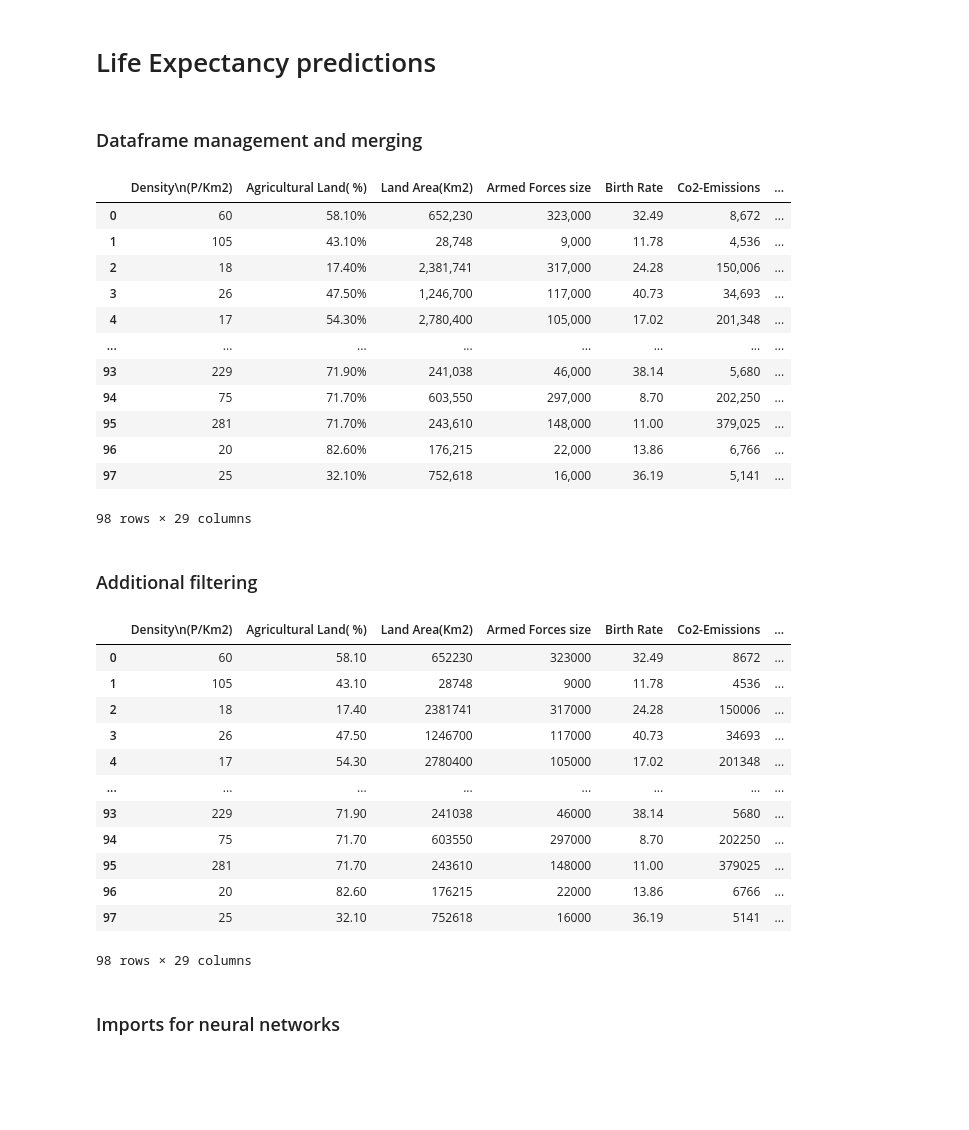
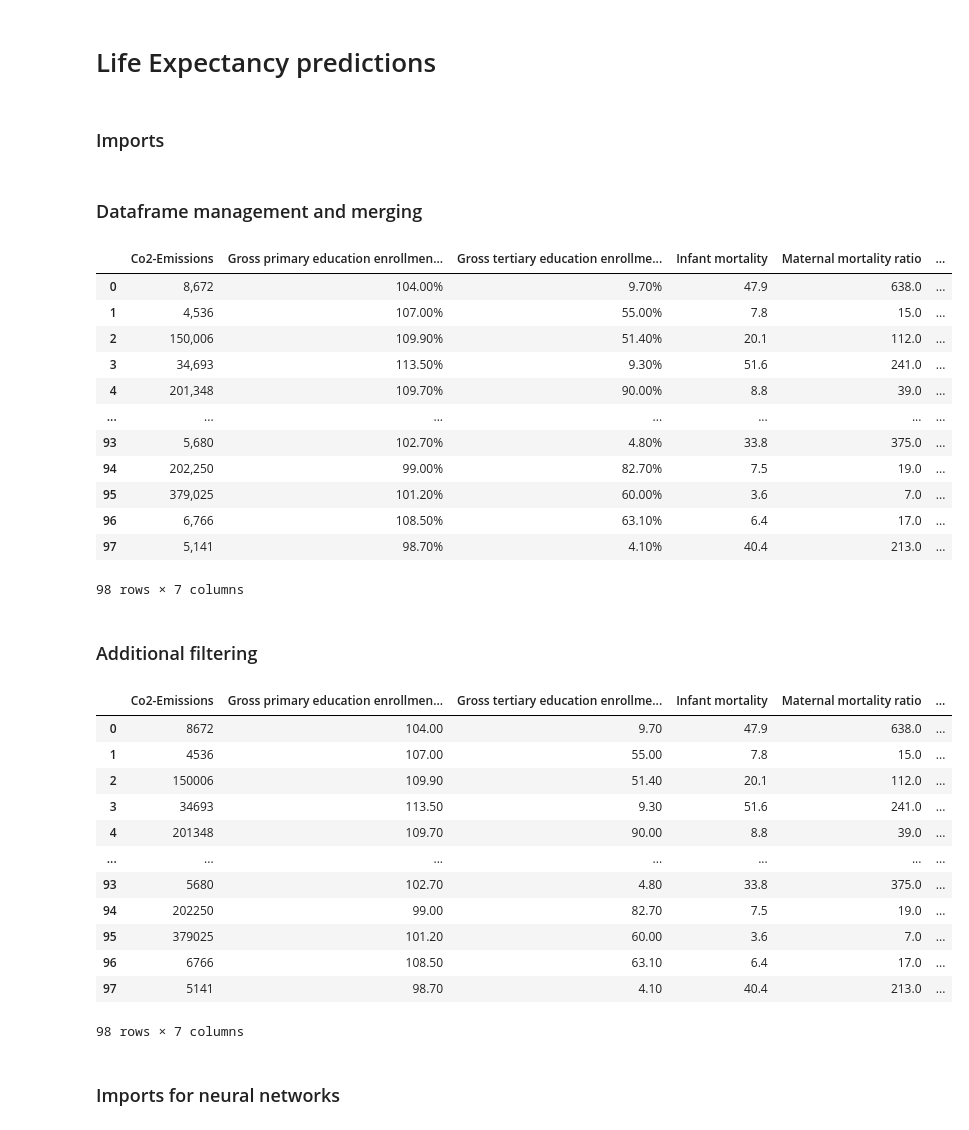
Before and after one commit to ttheszt27/NasaSpaceAppsChallange, a Jupyter notebook: DL_training.ipynb, the cells around one changed output. Drawn from its saved outputs; the diff is of its cells as text; code cells hidden in the pictures; blank space fills up the shorter version.

```diff
--- a/DL_training.ipynb
+++ b/DL_training.ipynb
@@ -1,2 +1,4 @@
 # %% [markdown]
 # Life Expectancy predictions
+# %% [markdown]
+### Imports
@@ -5,58 +22,58 @@
 # %%
 # Importing the inputs
 X = pd.read_csv("datasets/world-data-2023.csv")
 
-drop_col = ["Abbreviation","Calling Code", "Capital/Major City", "Currency-Code", "Official language", "Largest city"]
-X = df.dropna().drop(columns = drop_col)
+drop_col = ["Abbreviation","Calling Code", "Capital/Major City", "Currency-Code", "Official language", "Largest city", "Latitude", "Longitude", "Total tax rate", "Tax revenue (%)", "Unemployment rate", "CPI", "CPI Change (%)", "Land Area(Km2)", "Agricultural Land( %)", "Life expectancy", "Armed Forces size", "Density\n(P/Km2)", "Forested Area (%)", "Urban_population", "Population", "Gasoline Price", "GDP", "Population: Labor force participation (%)", "Out of pocket health expenditure", "Fertility Rate", "Birth Rate", "Minimum wage"]
+X = X.dropna().drop(columns = drop_col)
 
 # Importing the output labels
 Y = pd.read_csv("datasets/LE.csv")
 Y = Y[["Country", "Life Expectancy at Birth (2021)"]]
 
 # Merging datasets, where no NaN values exist
 dataset = pd.merge(X, Y, on = "Country")
 
 # Dropping Country value on the final output
 dataset = dataset.drop(columns = "Country")
 display(dataset)
 # %% [output]
-|  | Density\n(P/Km2) | Agricultural Land( %) | Land Area(Km2) | Armed Forces size | Birth Rate | Co2-Emissions | ... |
-| 0 | 60 | 58.10% | 652,230 | 323,000 | 32.49 | 8,672 | ... |
-| 1 | 105 | 43.10% | 28,748 | 9,000 | 11.78 | 4,536 | ... |
-| 2 | 18 | 17.40% | 2,381,741 | 317,000 | 24.28 | 150,006 | ... |
-| 3 | 26 | 47.50% | 1,246,700 | 117,000 | 40.73 | 34,693 | ... |
-| 4 | 17 | 54.30% | 2,780,400 | 105,000 | 17.02 | 201,348 | ... |
-| ... | ... | ... | ... | ... | ... | ... | ... |
-| 93 | 229 | 71.90% | 241,038 | 46,000 | 38.14 | 5,680 | ... |
-| 94 | 75 | 71.70% | 603,550 | 297,000 | 8.70 | 202,250 | ... |
-| 95 | 281 | 71.70% | 243,610 | 148,000 | 11.00 | 379,025 | ... |
-| 96 | 20 | 82.60% | 176,215 | 22,000 | 13.86 | 6,766 | ... |
-| 97 | 25 | 32.10% | 752,618 | 16,000 | 36.19 | 5,141 | ... |
+|  | Co2-Emissions | Gross primary education enrollmen... | Gross tertiary education enrollme... | Infant mortality | Maternal mortality ratio | ... |
+| 0 | 8,672 | 104.00% | 9.70% | 47.9 | 638.0 | ... |
+| 1 | 4,536 | 107.00% | 55.00% | 7.8 | 15.0 | ... |
+| 2 | 150,006 | 109.90% | 51.40% | 20.1 | 112.0 | ... |
+| 3 | 34,693 | 113.50% | 9.30% | 51.6 | 241.0 | ... |
+| 4 | 201,348 | 109.70% | 90.00% | 8.8 | 39.0 | ... |
+| ... | ... | ... | ... | ... | ... | ... |
+| 93 | 5,680 | 102.70% | 4.80% | 33.8 | 375.0 | ... |
+| 94 | 202,250 | 99.00% | 82.70% | 7.5 | 19.0 | ... |
+| 95 | 379,025 | 101.20% | 60.00% | 3.6 | 7.0 | ... |
+| 96 | 6,766 | 108.50% | 63.10% | 6.4 | 17.0 | ... |
+| 97 | 5,141 | 98.70% | 4.10% | 40.4 | 213.0 | ... |
-98 rows × 29 columns
+98 rows × 7 columns
 # %% [markdown]
 ### Additional filtering
 # %%
 # Removing '%', ',', '$' characters from the .csv file
-dataset = dataset.replace({',':'', '%': '', '$': ''}, regex=True)
+dataset = dataset.replace({"$": '', ',':'', '%': ''}, regex=True)
 
 display(dataset)
 
 # Saving to a .csv
 dataset.to_csv("training/input.csv", index=False, header=False)
 # %% [output]
-|  | Density\n(P/Km2) | Agricultural Land( %) | Land Area(Km2) | Armed Forces size | Birth Rate | Co2-Emissions | ... |
-| 0 | 60 | 58.10 | 652230 | 323000 | 32.49 | 8672 | ... |
-| 1 | 105 | 43.10 | 28748 | 9000 | 11.78 | 4536 | ... |
-| 2 | 18 | 17.40 | 2381741 | 317000 | 24.28 | 150006 | ... |
-| 3 | 26 | 47.50 | 1246700 | 117000 | 40.73 | 34693 | ... |
-| 4 | 17 | 54.30 | 2780400 | 105000 | 17.02 | 201348 | ... |
-| ... | ... | ... | ... | ... | ... | ... | ... |
-| 93 | 229 | 71.90 | 241038 | 46000 | 38.14 | 5680 | ... |
-| 94 | 75 | 71.70 | 603550 | 297000 | 8.70 | 202250 | ... |
-| 95 | 281 | 71.70 | 243610 | 148000 | 11.00 | 379025 | ... |
-| 96 | 20 | 82.60 | 176215 | 22000 | 13.86 | 6766 | ... |
-| 97 | 25 | 32.10 | 752618 | 16000 | 36.19 | 5141 | ... |
+|  | Co2-Emissions | Gross primary education enrollmen... | Gross tertiary education enrollme... | Infant mortality | Maternal mortality ratio | ... |
+| 0 | 8672 | 104.00 | 9.70 | 47.9 | 638.0 | ... |
+| 1 | 4536 | 107.00 | 55.00 | 7.8 | 15.0 | ... |
+| 2 | 150006 | 109.90 | 51.40 | 20.1 | 112.0 | ... |
+| 3 | 34693 | 113.50 | 9.30 | 51.6 | 241.0 | ... |
+| 4 | 201348 | 109.70 | 90.00 | 8.8 | 39.0 | ... |
+| ... | ... | ... | ... | ... | ... | ... |
+| 93 | 5680 | 102.70 | 4.80 | 33.8 | 375.0 | ... |
+| 94 | 202250 | 99.00 | 82.70 | 7.5 | 19.0 | ... |
+| 95 | 379025 | 101.20 | 60.00 | 3.6 | 7.0 | ... |
+| 96 | 6766 | 108.50 | 63.10 | 6.4 | 17.0 | ... |
+| 97 | 5141 | 98.70 | 4.10 | 40.4 | 213.0 | ... |
-98 rows × 29 columns
+98 rows × 7 columns
 # %% [markdown]
 ### Imports for neural networks
 # %%
```
Also changed, not shown: parts of 8 cells of this notebook.
